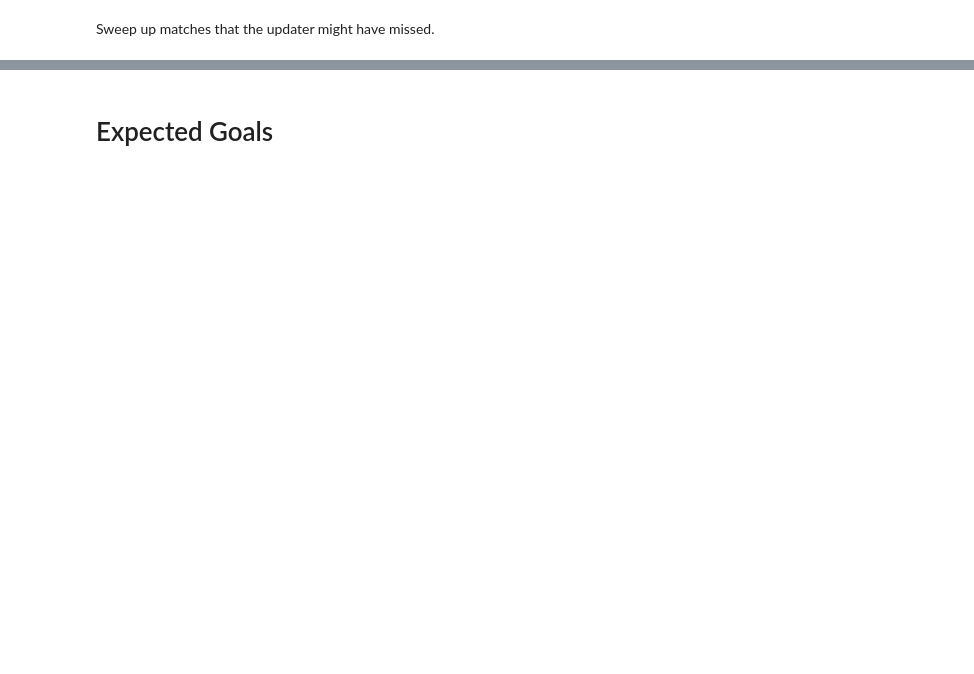
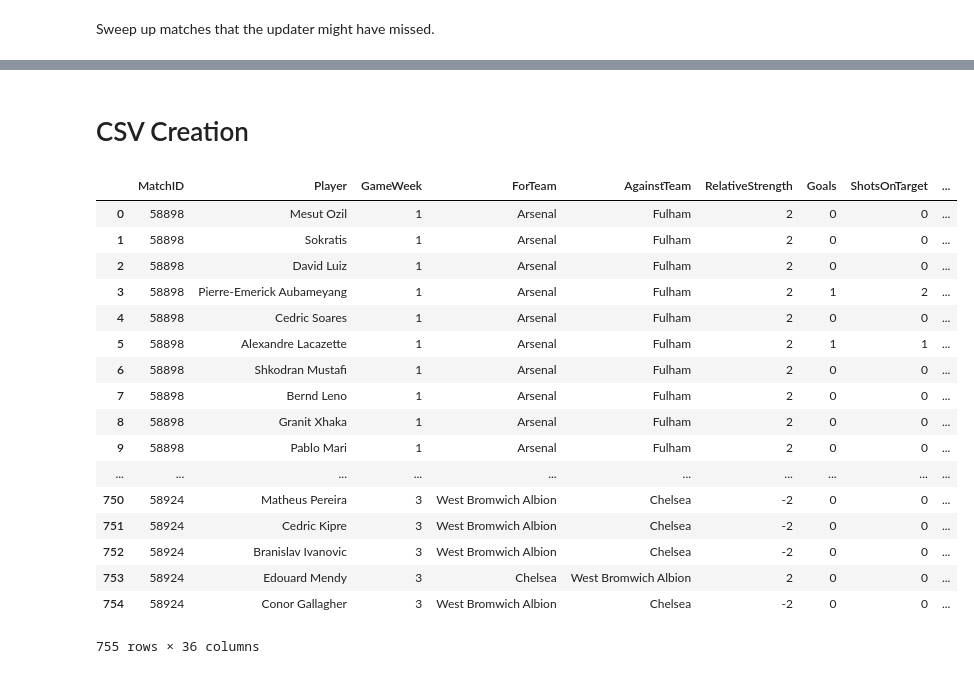
Before and after one commit to calbal91/FPL20-21, a Jupyter notebook: DataGenerator.ipynb, the cells around one changed output, grey strips where cells are left out. Cells and saved outputs as stored; diff of their text form; code cells hidden in the pictures; blank space fills up the shorter version.

```diff
--- a/DataGenerator.ipynb
+++ b/DataGenerator.ipynb
@@ -42,9 +78,33 @@ Sweep up matches that the updater might have missed.
-# %% [markdown]
-# Expected Goals
+# %% [markdown]
+# CSV Creation
 # %%
 #Bring in XG functions now (note this is brought in after the new goal data is known)
 from PythonFunctions.xg import *
 # %%
 #Generate a player detail dataframe, with the XG stats
-df_pm = pd.merge(df_pm_generator(), api_stat_generator(), on=['MatchID','Player'])
+df_pm = pd.merge(df_pm_generator(),
+                 api_stat_generator(),
+                 on=['MatchID','Player']).drop(['TableIndex','Minutes'], axis=1)
+
 df_tm = df_tm_generator()
+# %%
+df_pm.tail(10)
+# %% [output]
+|  | MatchID | Player | GameWeek | ForTeam | AgainstTeam | RelativeStrength | Goals | ShotsOnTarget | ... |
+| 0 | 58898 | Mesut Ozil | 1 | Arsenal | Fulham | 2 | 0 | 0 | ... |
+| 1 | 58898 | Sokratis | 1 | Arsenal | Fulham | 2 | 0 | 0 | ... |
+| 2 | 58898 | David Luiz | 1 | Arsenal | Fulham | 2 | 0 | 0 | ... |
+| 3 | 58898 | Pierre-Emerick Aubameyang | 1 | Arsenal | Fulham | 2 | 1 | 2 | ... |
+| 4 | 58898 | Cedric Soares | 1 | Arsenal | Fulham | 2 | 0 | 0 | ... |
+| 5 | 58898 | Alexandre Lacazette | 1 | Arsenal | Fulham | 2 | 1 | 1 | ... |
+| 6 | 58898 | Shkodran Mustafi | 1 | Arsenal | Fulham | 2 | 0 | 0 | ... |
+| 7 | 58898 | Bernd Leno | 1 | Arsenal | Fulham | 2 | 0 | 0 | ... |
+| 8 | 58898 | Granit Xhaka | 1 | Arsenal | Fulham | 2 | 0 | 0 | ... |
+| 9 | 58898 | Pablo Mari | 1 | Arsenal | Fulham | 2 | 0 | 0 | ... |
+| ... | ... | ... | ... | ... | ... | ... | ... | ... | ... |
+| 750 | 58924 | Matheus Pereira | 3 | West Bromwich Albion | Chelsea | -2 | 0 | 0 | ... |
+| 751 | 58924 | Cedric Kipre | 3 | West Bromwich Albion | Chelsea | -2 | 0 | 0 | ... |
+| 752 | 58924 | Branislav Ivanovic | 3 | West Bromwich Albion | Chelsea | -2 | 0 | 0 | ... |
+| 753 | 58924 | Edouard Mendy | 3 | Chelsea | West Bromwich Albion | 2 | 0 | 0 | ... |
+| 754 | 58924 | Conor Gallagher | 3 | West Bromwich Albion | Chelsea | -2 | 0 | 0 | ... |
+755 rows × 36 columns
```
Also changed, not shown: parts of 4 cells of this notebook, 47 other files.
